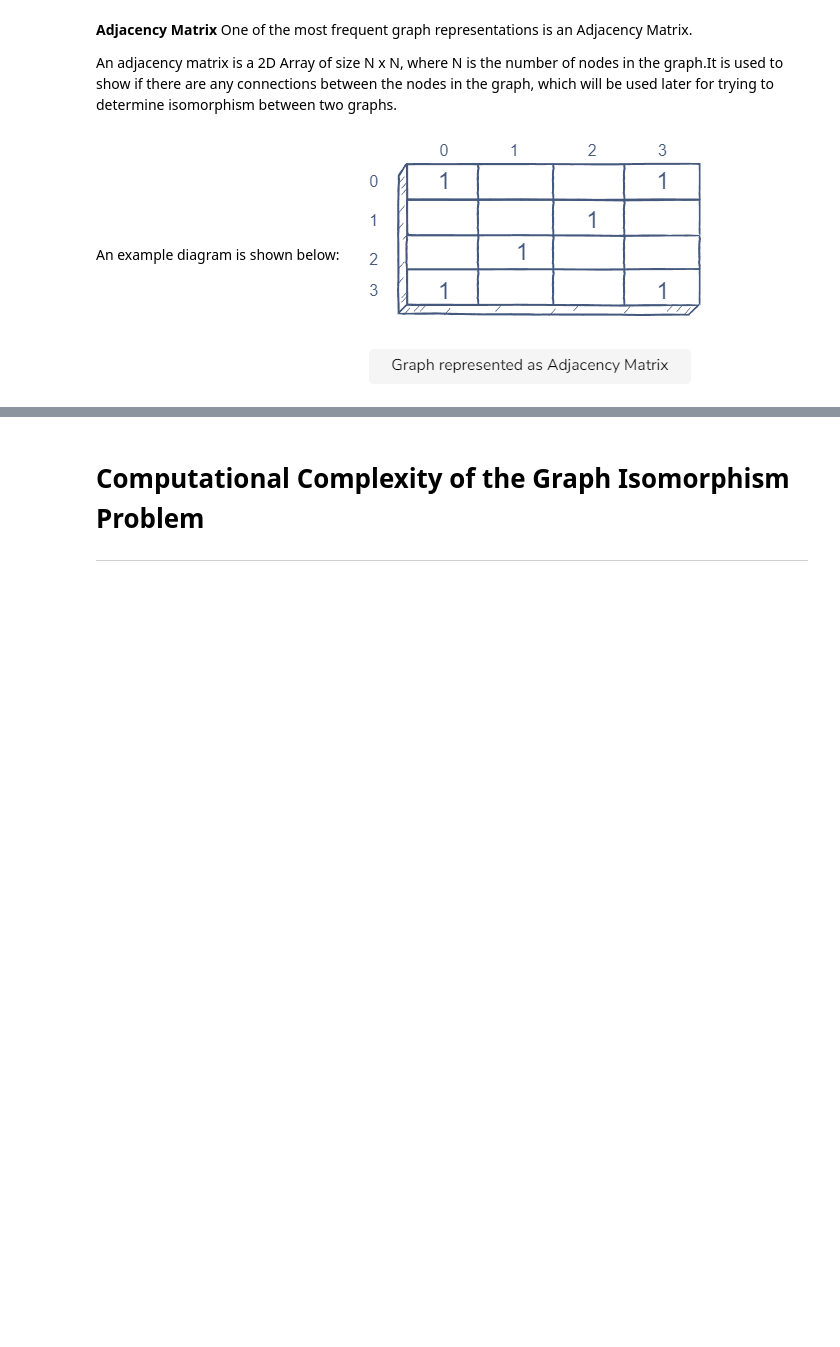
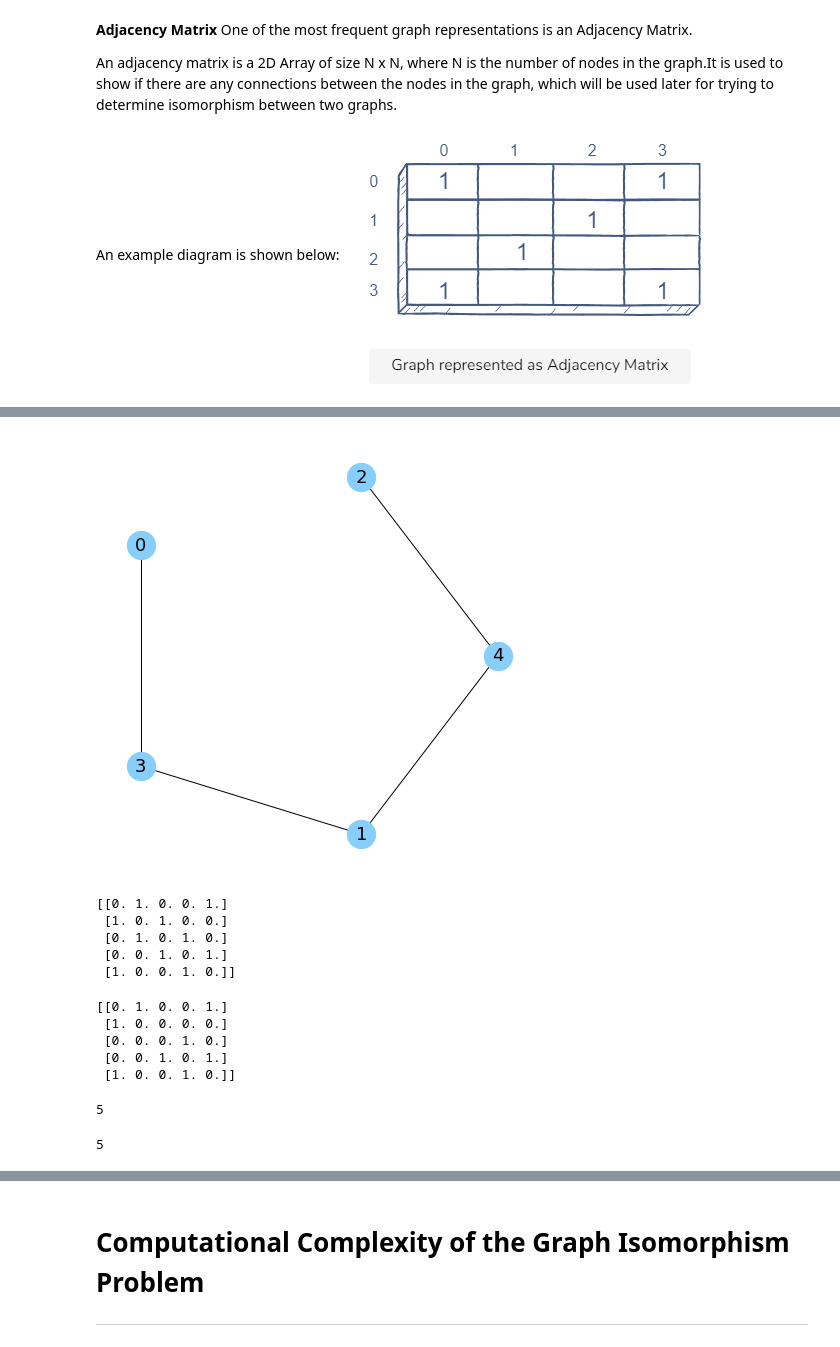
Before and after one commit to DylanCleary2000/GraphTheoryProject, a Jupyter notebook: graph-isomorphism.ipynb, the cells around one changed output, grey strips where cells are left out. Drawn from its saved outputs; the diff is of its cells as text; code cells hidden in the pictures; blank space fills up the shorter version.

```diff
--- a/graph-isomorphism.ipynb
+++ b/graph-isomorphism.ipynb
@@ -59,0 +157,35 @@ An example diagram is shown below:
+# %%
+## Second Graph Creation.
+H = nx.Graph()
+F = ((4, 2), (0,3),(3,1),(1,4))
+H.add_edges_from(F)
+nx.draw_circular(H, **params)
+# %% [output]
+[figure, added]
+# %%
+#Next we will convert these graphs to adjacency matrixes
+GM = nx.to_numpy_array(G)
+print(GM)
+# %% [output]
+[[0. 1. 0. 0. 1.]
+ [1. 0. 1. 0. 0.]
+ [0. 1. 0. 1. 0.]
+ [0. 0. 1. 0. 1.]
+ [1. 0. 0. 1. 0.]]
+# %%
+HM = nx.to_numpy_array(H)
+print(HM)
+# %% [output]
+[[0. 1. 0. 0. 1.]
+ [1. 0. 0. 0. 0.]
+ [0. 0. 0. 1. 0.]
+ [0. 0. 1. 0. 1.]
+ [1. 0. 0. 1. 0.]]
+# %%
+get_graph_order(GM)
+# %% [output]
+5
+# %%
+get_graph_order(HM)
+# %% [output]
+5
```
Also changed, not shown: parts of 9 cells of this notebook.
